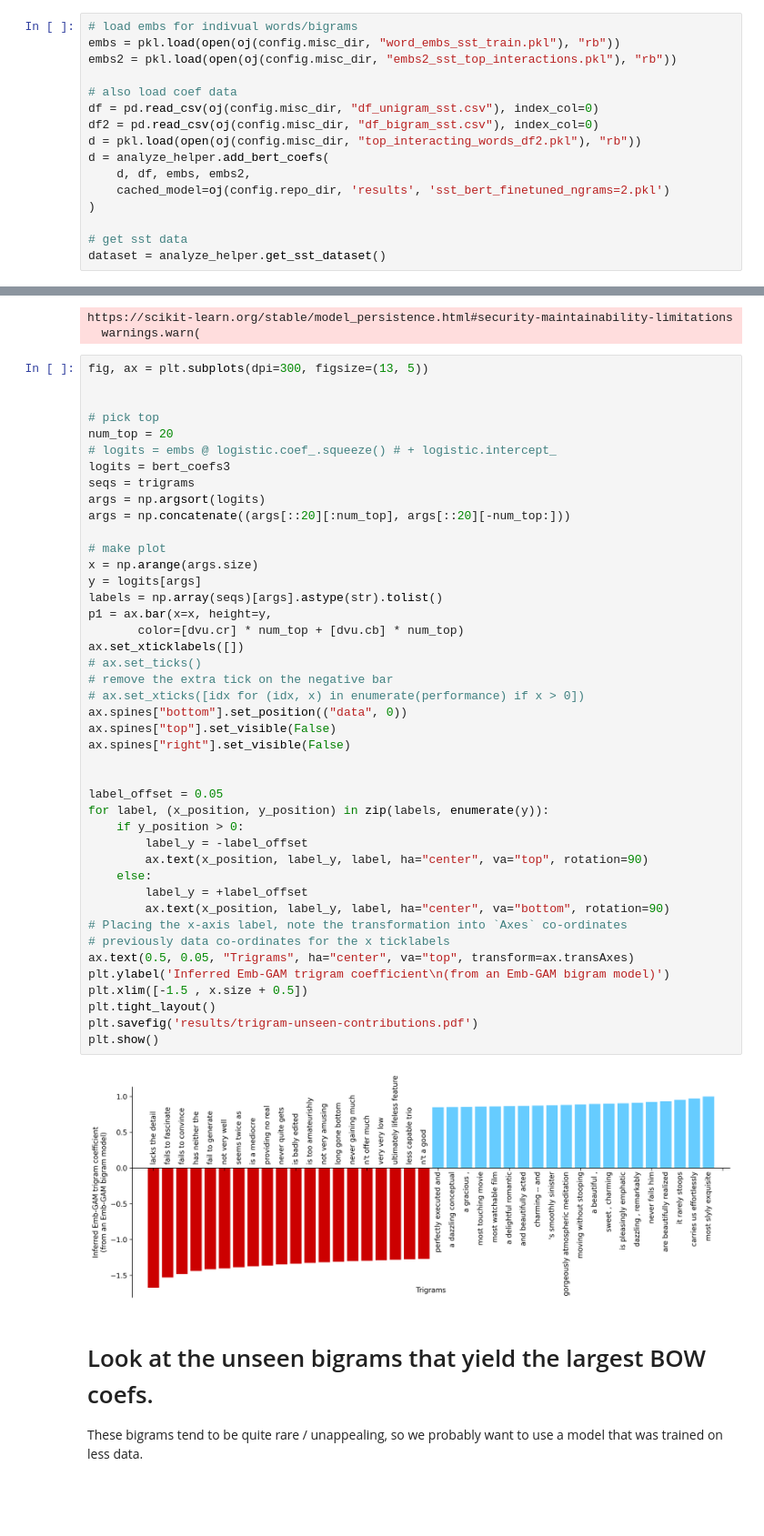
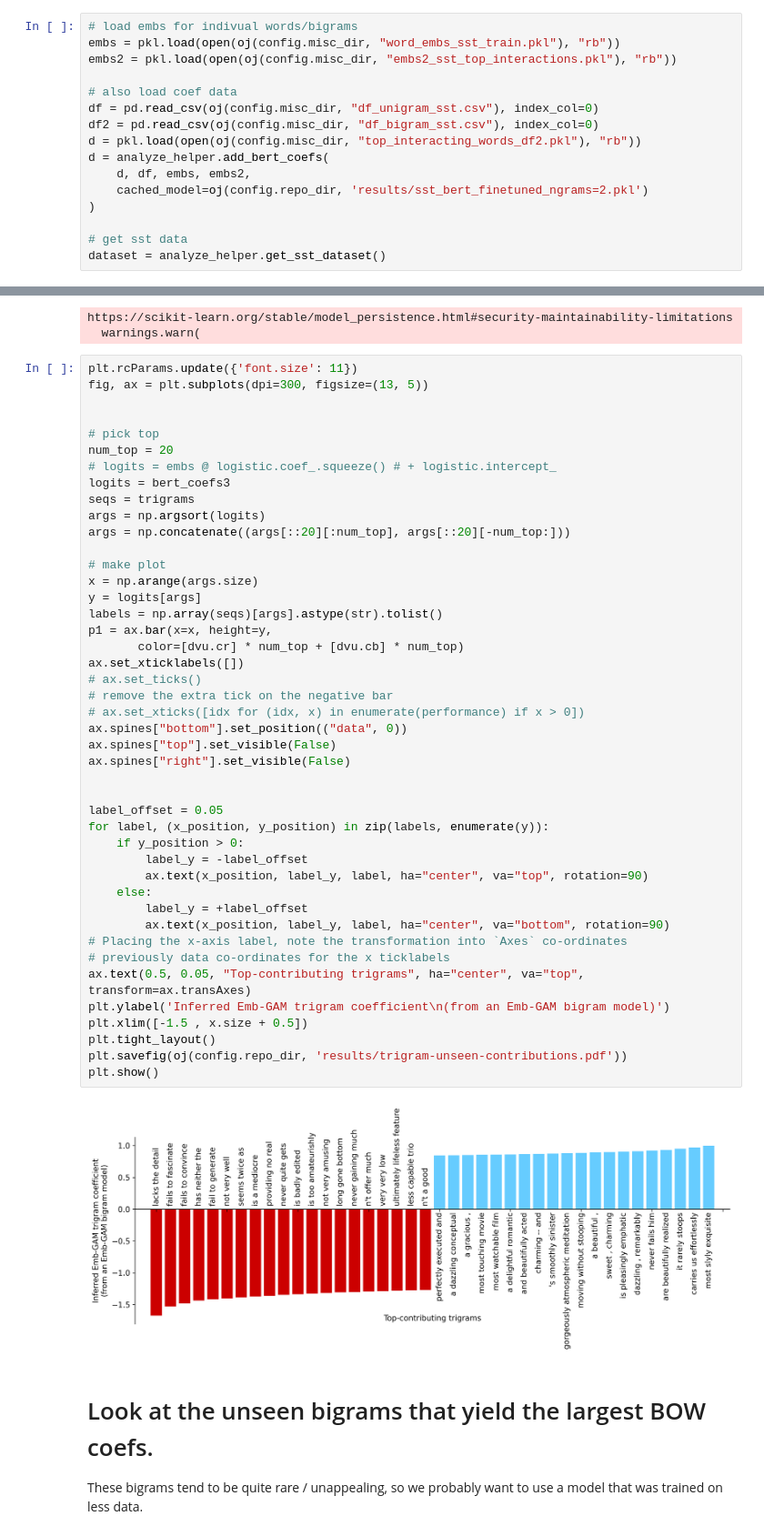
Before and after one commit to csinva/imodelsX, a Jupyter notebook: notebooks/07_unseen_token_generalization.ipynb, the cells around one changed output, grey strips where cells are left out. Shown at 91% size. Drawn from its saved outputs; the diff is of its cells as text; blank space fills up the shorter version.

```diff
--- a/notebooks/07_unseen_token_generalization.ipynb
+++ b/notebooks/07_unseen_token_generalization.ipynb
@@ -46,7 +46,7 @@ df2 = pd.read_csv(oj(config.misc_dir, "df_bigram_sst.csv"), index_col=0)
 d = pkl.load(open(oj(config.misc_dir, "top_interacting_words_df2.pkl"), "rb"))
 d = analyze_helper.add_bert_coefs(
     d, df, embs, embs2,
-    cached_model=oj(config.repo_dir, 'results', 'sst_bert_finetuned_ngrams=2.pkl')
+    cached_model=oj(config.repo_dir, 'results/sst_bert_finetuned_ngrams=2.pkl')
 )
 
 # get sst data
@@ -67,6 +67,7 @@ assert trigrams.size == bert_coefs3.size
 https://scikit-learn.org/stable/model_persistence.html#security-maintainability-limitations
   warnings.warn(
 # %%
+plt.rcParams.update({'font.size': 11})
 fig, ax = plt.subplots(dpi=300, figsize=(13, 5))
 
 
@@ -81,36 +82,36 @@ args = np.concatenate((args[::20][:num_top], args[::20][-num_top:]))
 # make plot
 x = np.arange(args.size)
 y = logits[args]
 labels = np.array(seqs)[args].astype(str).tolist()
 p1 = ax.bar(x=x, height=y,
        color=[dvu.cr] * num_top + [dvu.cb] * num_top)
 ax.set_xticklabels([])
 # ax.set_ticks()
 # remove the extra tick on the negative bar
 # ax.set_xticks([idx for (idx, x) in enumerate(performance) if x > 0])
 ax.spines["bottom"].set_position(("data", 0))
 ax.spines["top"].set_visible(False)
 ax.spines["right"].set_visible(False)
 
 
 label_offset = 0.05
 for label, (x_position, y_position) in zip(labels, enumerate(y)):
     if y_position > 0:
         label_y = -label_offset
         ax.text(x_position, label_y, label, ha="center", va="top", rotation=90)
     else:
         label_y = +label_offset
         ax.text(x_position, label_y, label, ha="center", va="bottom", rotation=90)
 # Placing the x-axis label, note the transformation into `Axes` co-ordinates
 # previously data co-ordinates for the x ticklabels
-ax.text(0.5, 0.05, "Trigrams", ha="center", va="top", transform=ax.transAxes)
+ax.text(0.5, 0.05, "Top-contributing trigrams", ha="center", va="top", transform=ax.transAxes)
 plt.ylabel('Inferred Emb-GAM trigram coefficient\n(from an Emb-GAM bigram model)')
 plt.xlim([-1.5 , x.size + 0.5])
 plt.tight_layout()
-plt.savefig('results/trigram-unseen-contributions.pdf')
+plt.savefig(oj(config.repo_dir, 'results/trigram-unseen-contributions.pdf'))
 plt.show()
 # %% [output]
-[figure, old version]
+[figure, new version]
 # %% [markdown]
 # Look at the unseen bigrams that yield the largest BOW coefs.
 
```
Also changed, not shown: 1 other file.
